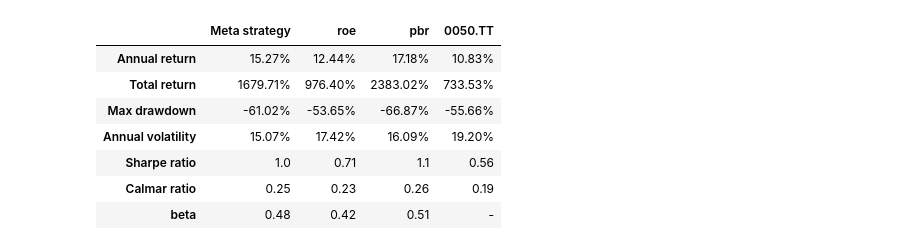
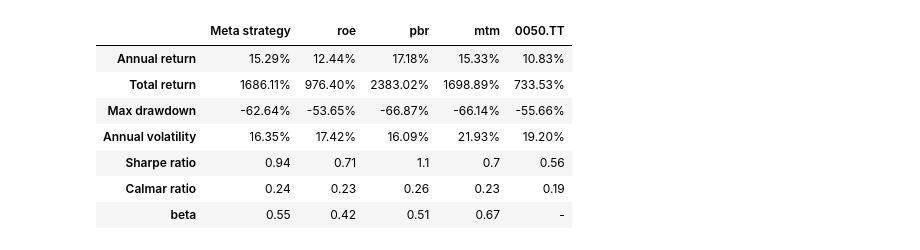
Before and after one commit to DeepLeek-quant/scythe-quant, a Jupyter notebook: examples/examples.ipynb, the cells around one changed output. Cells and saved outputs as stored; diff of their text form; code cells hidden in the pictures.

```diff
--- a/examples/examples.ipynb
+++ b/examples/examples.ipynb
@@ -10,10 +10,10 @@ from quantdev.analysis import *
 # %%
 roe = get_factor('roe')
 pbr = get_factor('股價淨值比', asc=False)
-# mtm = get_factor('mtm_3m')
+mtm = get_factor('mtm_3m')
 roe_strategy = backtesting(roe>=0.99, 'QR')
 pbr_strategy = backtesting(pbr>=0.95, 'QR')
-# mtm_strategy = backtesting(mtm>=0.95, 'QR')
+mtm_strategy = backtesting(mtm>=0.95, 'QR')
 # %% [output]
 [interactive output not drawn]
 [interactive output not drawn]
@@ -39,20 +49,20 @@ pbr_strategy = backtesting(pbr>=0.95, 'QR')
 # %%
 strategies = {
     'roe': (roe_strategy, 1),
     'pbr': (pbr_strategy, 1),
-    # 'mtm': (mtm_strategy, 1),
+    'mtm': (mtm_strategy, 1),
 }
 metastrategy = meta_backtesting(strategies, None)
 # %% [output]
 [interactive output not drawn]
 [interactive output not drawn]
 [interactive output not drawn]
-|  | Meta strategy | roe | pbr | 0050.TT |
-| Annual return | 15.27% | 12.44% | 17.18% | 10.83% |
-| Total return | 1679.71% | 976.40% | 2383.02% | 733.53% |
-| Max drawdown | -61.02% | -53.65% | -66.87% | -55.66% |
-| Annual volatility | 15.07% | 17.42% | 16.09% | 19.20% |
-| Sharpe ratio | 1.0 | 0.71 | 1.1 | 0.56 |
-| Calmar ratio | 0.25 | 0.23 | 0.26 | 0.19 |
-| beta | 0.48 | 0.42 | 0.51 | - |
+|  | Meta strategy | roe | pbr | mtm | 0050.TT |
+| Annual return | 15.29% | 12.44% | 17.18% | 15.33% | 10.83% |
+| Total return | 1686.11% | 976.40% | 2383.02% | 1698.89% | 733.53% |
+| Max drawdown | -62.64% | -53.65% | -66.87% | -66.14% | -55.66% |
+| Annual volatility | 16.35% | 17.42% | 16.09% | 21.93% | 19.20% |
+| Sharpe ratio | 0.94 | 0.71 | 1.1 | 0.7 | 0.56 |
+| Calmar ratio | 0.24 | 0.23 | 0.26 | 0.23 | 0.19 |
+| beta | 0.55 | 0.42 | 0.51 | 0.67 | - |
 # %%
```
Also changed, not shown: parts of 2 cells of this notebook, 16 other files.
